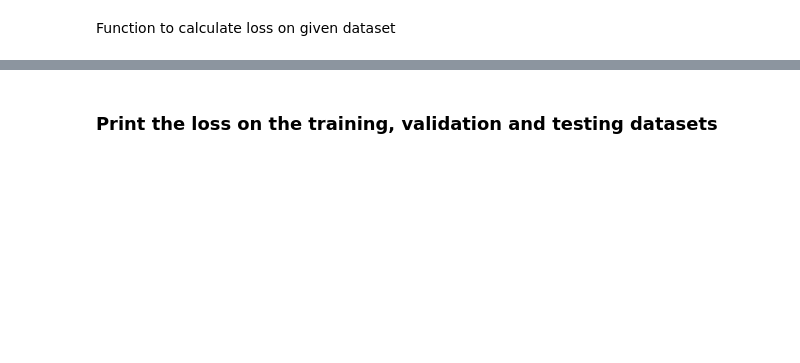
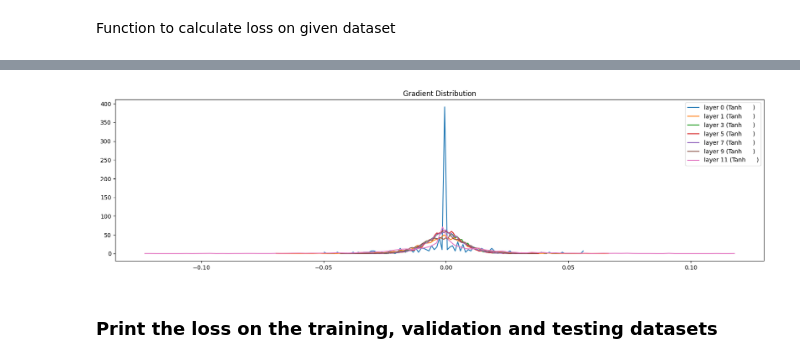
Before and after one commit to crpatil1901/NLPfun, a Jupyter notebook: ramilo torch.ipynb, the cells around one changed output, grey strips where cells are left out. Cells and saved outputs as stored; diff of their text form; code cells hidden in the pictures; blank space fills up the shorter version.

```diff
--- a/ramilo torch.ipynb
+++ b/ramilo torch.ipynb
@@ -270,3 +275,18 @@ layer 9 (Tanh      ): mean -0.00, std 0.00, sat 0.00%
+# %%
+plt.figure(figsize=(20, 5))
+legends = []
+for i, p in enumerate(parameters):
+    t = p.grad
+    if p.ndim == 2:
+        hy, hx = torch.histogram(t, density=True)
+        plt.plot(hx[:-1].detach(), hy.detach())
+        legends.append(f'layer {i} ({layer.__class__.__name__:10s})')
+
+plt.legend(legends)
+plt.title('Gradient Distribution')
+plt.show()
+# %% [output]
+[figure, added]
 # %% [markdown]
 ### Print the loss on the training, validation and testing datasets
 # %%
```
Also changed, not shown: parts of 8 cells of this notebook.
